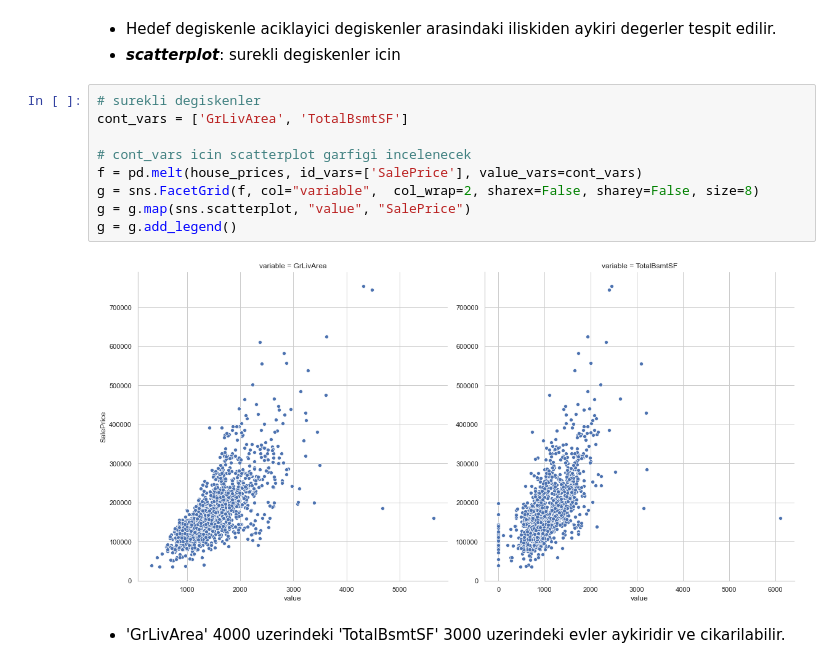
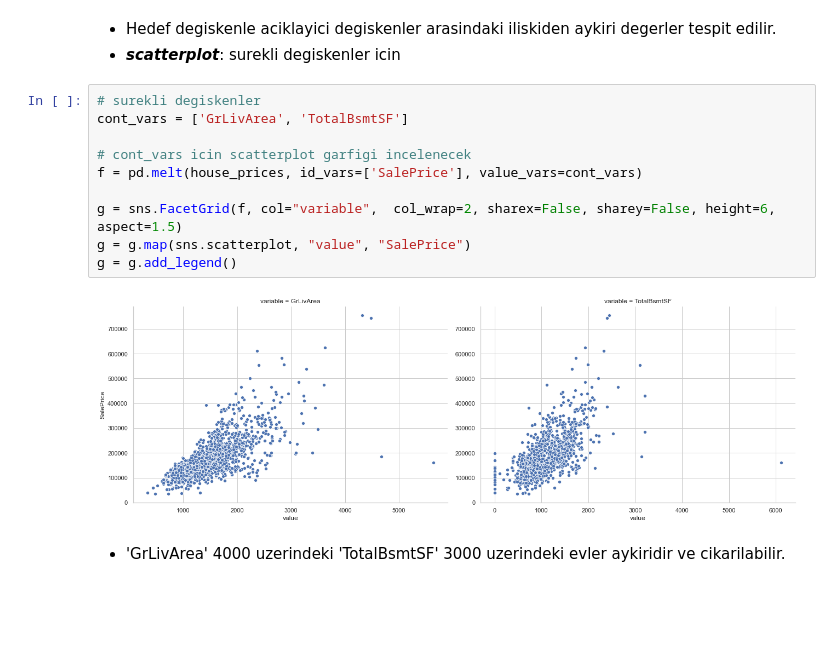
Before and after one commit to ahmetpergamum/datascience, a Jupyter notebook: 06_linear_regression/02_simple_linear_regression.ipynb, the cells around one changed output. Saved outputs shown, nothing was run; the diff lists cells and outputs as text; blank space fills up the shorter version.

```diff
--- a/06_linear_regression/02_simple_linear_regression.ipynb
+++ b/06_linear_regression/02_simple_linear_regression.ipynb
@@ -436,14 +436,15 @@ strong multicollinearity or other numerical problems.
 # %%
 # surekli degiskenler
 cont_vars = ['GrLivArea', 'TotalBsmtSF']
 
 # cont_vars icin scatterplot garfigi incelenecek
 f = pd.melt(house_prices, id_vars=['SalePrice'], value_vars=cont_vars)
-g = sns.FacetGrid(f, col="variable",  col_wrap=2, sharex=False, sharey=False, size=8)
+
+g = sns.FacetGrid(f, col="variable",  col_wrap=2, sharex=False, sharey=False, height=6, aspect=1.5)
 g = g.map(sns.scatterplot, "value", "SalePrice")
 g = g.add_legend()
 # %% [output]
-[figure, old version]
+[figure, new version]
 # %% [markdown]
 - 'GrLivArea' 4000 uzerindeki 'TotalBsmtSF' 3000 uzerindeki evler aykiridir ve cikarilabilir.
 # %%
```
Also changed, not shown: parts of 16 cells of this notebook, 6 other files.
